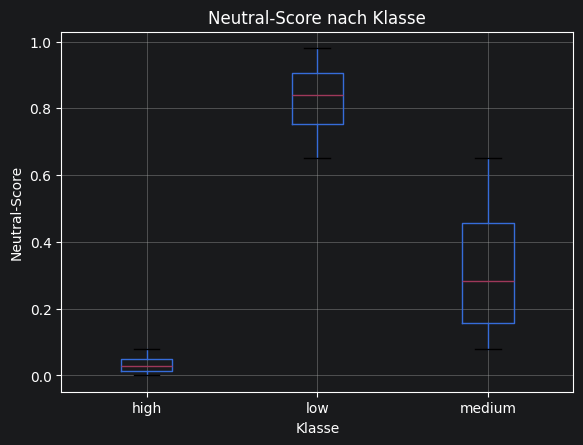
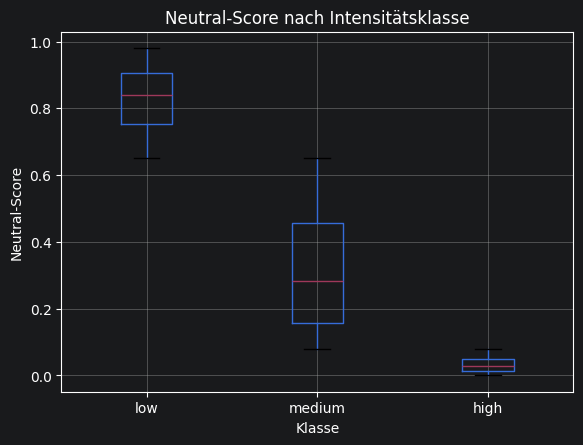
The change to this notebook cell's code, shown as a diff; its figure went from the first image to the second:
--- before
+++ after
@@ -1,2 +1,8 @@
+data_final["emotion_structure_final"] = pd.Categorical(
+    data_final["emotion_structure_final"],
+    categories=["low", "medium", "high"],
+    ordered=True
+)
+
 data_final.boxplot(
     column="neutral",
@@ -4,5 +10,5 @@
 )
 
-plt.title("Neutral-Score nach Klasse")
+plt.title("Neutral-Score nach Intensitätsklasse")
 plt.suptitle("")
 plt.xlabel("Klasse")

Commit: Update classification notebook after Sara feedback